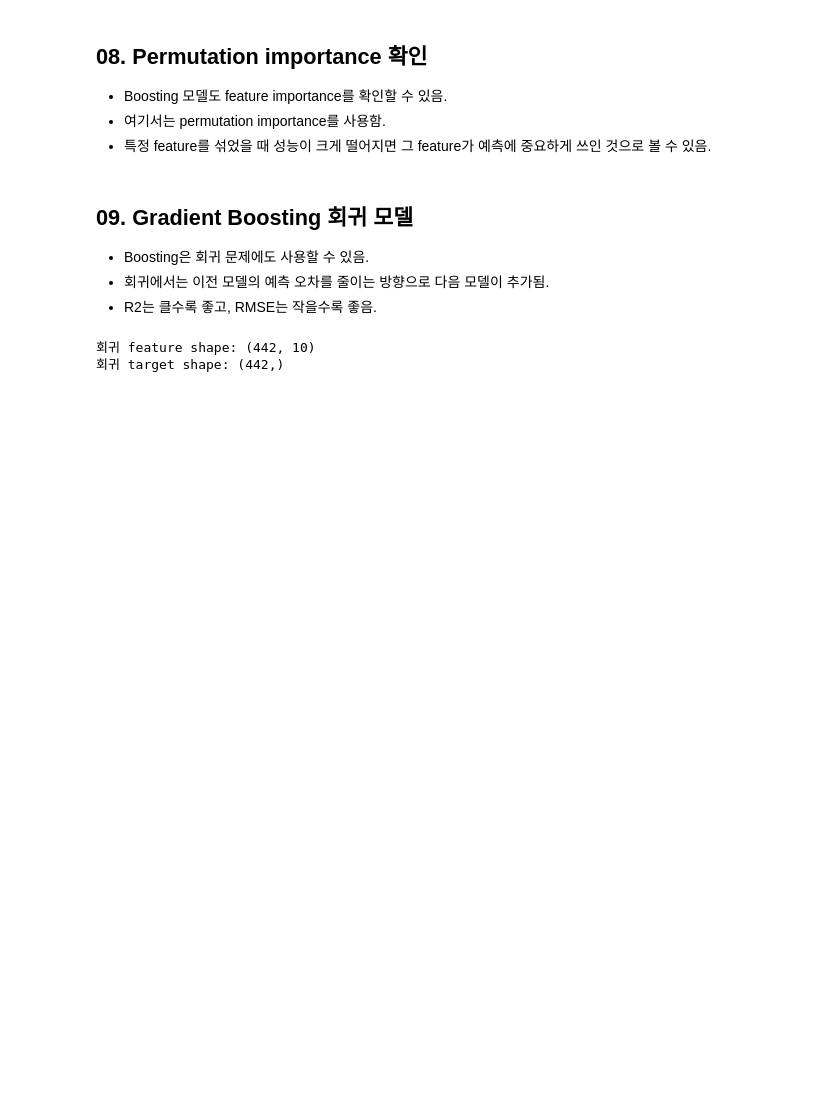
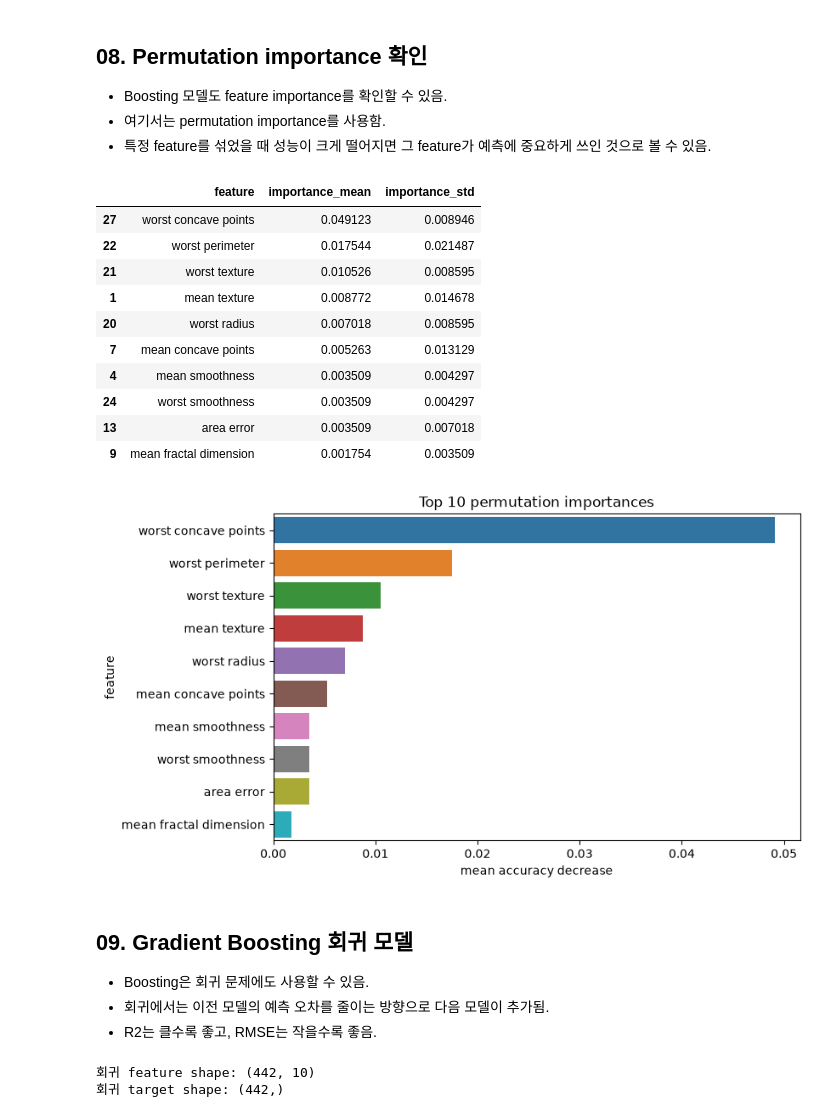
Before and after one commit to HYonthePark-retrospect/06_machine_learning, a Jupyter notebook: 05_ensemble/03_boosting.ipynb, the cells around one changed output. Drawn from its saved outputs; the diff is of its cells as text; code cells hidden in the pictures; blank space fills up the shorter version.

```diff
--- a/05_ensemble/03_boosting.ipynb
+++ b/05_ensemble/03_boosting.ipynb
@@ -243,6 +391,61 @@ print('앞 5개 트리 가중치:', np.round(ada_clf.estimator_weights_[:5], 3))
 - Boosting 모델도 feature importance를 확인할 수 있음.
 - 여기서는 permutation importance를 사용함.
 - 특정 feature를 섞었을 때 성능이 크게 떨어지면 그 feature가 예측에 중요하게 쓰인 것으로 볼 수 있음.
+# %%
+# permutation_importance()
+# - 특정 feature 값을 섞었을때 모델의 성능이 얼마나 떨어지는지를 계산함
+# - 성능이 많이 떨어질수록 해당 feature가 예측에 중요하게 사용되고 있다고 해석
+
+perm_result = permutation_importance(
+    hist_clf,
+    boost_X_test,
+    boost_y_test,
+
+    # feature를 섞는 실험을 몇 번 반복할지 지정
+    n_repeats=5,
+    random_state=42,
+    n_jobs=1
+)
+
+# importances_mean: feature를 섞었을 때 평균적으로 감소한 성능
+# importances_std: 반복 실험에서 중요도가 얼마나 흔들렸는지 나타내는 표준편차
+perm_importance_df = pd.DataFrame({
+    'feature': cancer.feature_names,
+    'importance_mean': perm_result.importances_mean,
+    'importance_std': perm_result.importances_std
+}).sort_values('importance_mean', ascending=False)
+
+# 중요도 상위 10개 feature만 먼저 확인함.
+display(perm_importance_df.head(10))
+
+plt.figure(figsize=(8, 5))
+sns.barplot(
+    data=perm_importance_df.head(10),
+    x='importance_mean',
+    y='feature',
+    hue='feature',
+    legend=False
+)
+plt.title('Top 10 permutation importances')
+plt.xlabel('mean accuracy decrease')
+plt.ylabel('feature')
+plt.show()
+
+# 막대가 길수록 해당 feature가 섞였을때 accuracy 감소량이 컸다는 뜻
+# -> feature의 중요도가 높다고 해서 분류/예측의 직접적인 원인은 아니다
+# %% [output]
+|  | feature | importance_mean | importance_std |
+| 27 | worst concave points | 0.049123 | 0.008946 |
+| 22 | worst perimeter | 0.017544 | 0.021487 |
+| 21 | worst texture | 0.010526 | 0.008595 |
+| 1 | mean texture | 0.008772 | 0.014678 |
+| 20 | worst radius | 0.007018 | 0.008595 |
+| 7 | mean concave points | 0.005263 | 0.013129 |
+| 4 | mean smoothness | 0.003509 | 0.004297 |
+| 24 | worst smoothness | 0.003509 | 0.004297 |
+| 13 | area error | 0.003509 | 0.007018 |
+| 9 | mean fractal dimension | 0.001754 | 0.003509 |
+[figure, added]
 # %% [markdown]
 ## 09. Gradient Boosting 회귀 모델
 
```
Also changed, not shown: parts of 5 cells of this notebook, 11 other files.
